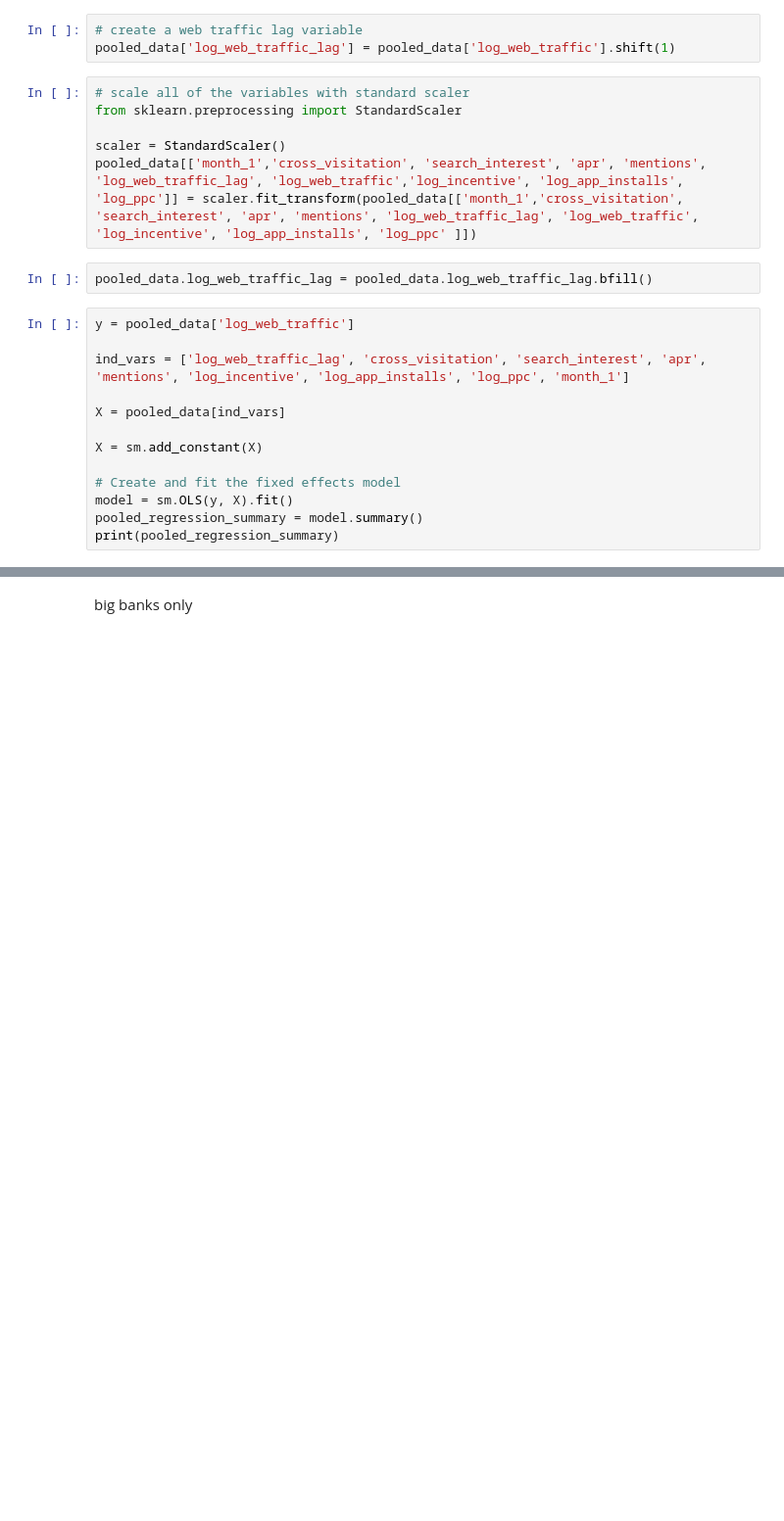
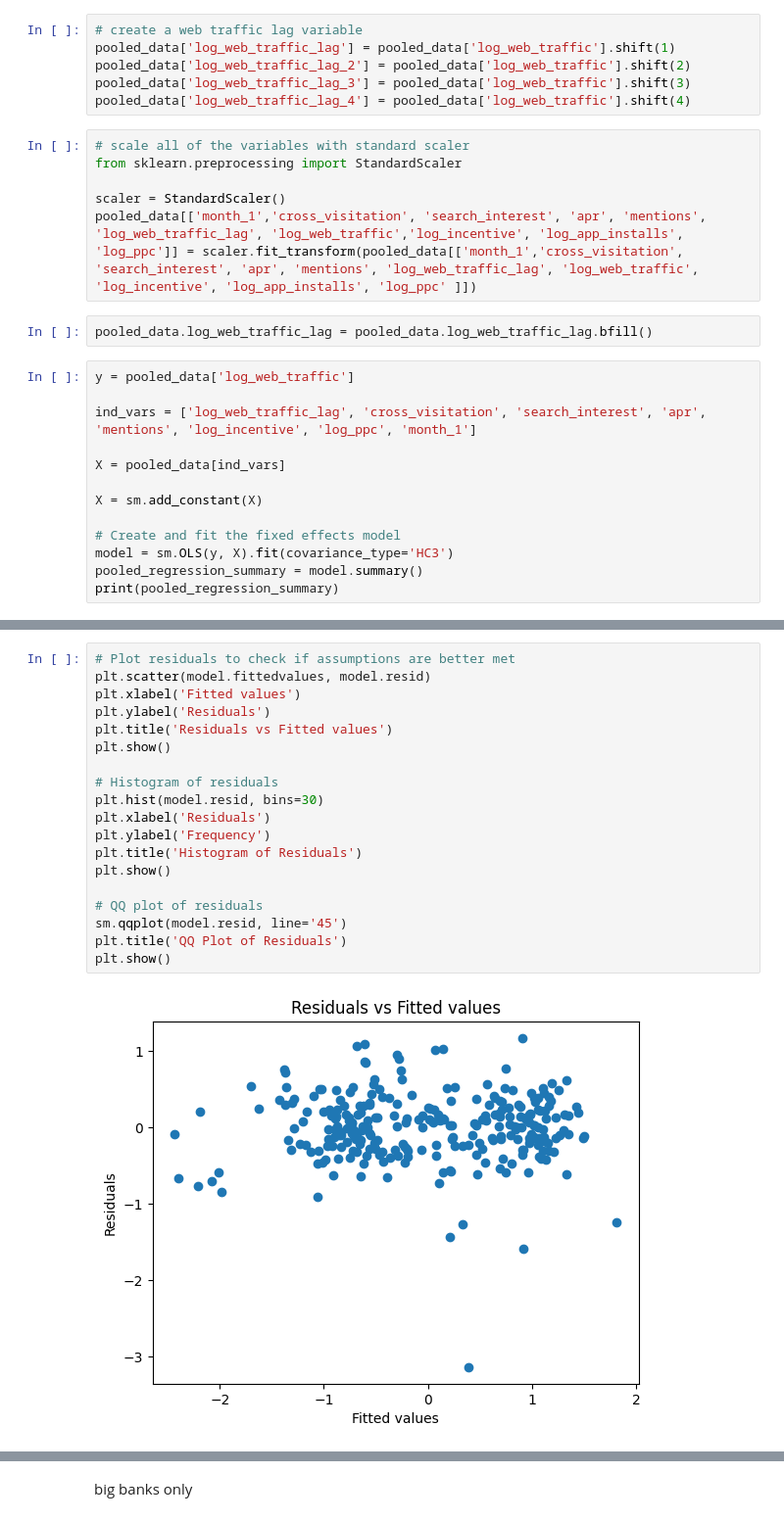
Before and after one commit to agbennett-bse/deloitte_digital_banking, a Jupyter notebook: deloitte_digital_banking/pooled_regression_analysis_interaction.ipynb, the cells around one changed output, grey strips where cells are left out. Shown at 98% size. Saved outputs shown, nothing was run; the diff lists cells and outputs as text; blank space fills up the shorter version.

Commit message:
pooled regression updates

```diff
--- a/deloitte_digital_banking/pooled_regression_analysis_interaction.ipynb
+++ b/deloitte_digital_banking/pooled_regression_analysis_interaction.ipynb
@@ -155,6 +166,9 @@ pooled_data['month_1'] = np.where(pooled_data['date'].dt.month == 1, 1, 0)
 # %%
 # create a web traffic lag variable
 pooled_data['log_web_traffic_lag'] = pooled_data['log_web_traffic'].shift(1)
+pooled_data['log_web_traffic_lag_2'] = pooled_data['log_web_traffic'].shift(2)
+pooled_data['log_web_traffic_lag_3'] = pooled_data['log_web_traffic'].shift(3)
+pooled_data['log_web_traffic_lag_4'] = pooled_data['log_web_traffic'].shift(4)
 # %%
 # scale all of the variables with standard scaler
 from sklearn.preprocessing import StandardScaler
@@ -166,14 +180,14 @@ pooled_data.log_web_traffic_lag = pooled_data.log_web_traffic_lag.bfill()
 # %%
 y = pooled_data['log_web_traffic']
 
-ind_vars = ['log_web_traffic_lag', 'cross_visitation', 'search_interest', 'apr', 'mentions', 'log_incentive', 'log_app_installs', 'log_ppc', 'month_1']
+ind_vars = ['log_web_traffic_lag', 'cross_visitation', 'search_interest', 'apr', 'mentions', 'log_incentive', 'log_ppc', 'month_1']
 
 X = pooled_data[ind_vars]
 
 X = sm.add_constant(X)
 
 # Create and fit the fixed effects model
-model = sm.OLS(y, X).fit()
+model = sm.OLS(y, X).fit(covariance_type='HC3')
 pooled_regression_summary = model.summary()
 print(pooled_regression_summary)
 # %% [output]
@@ -196,0 +305,21 @@ Notes:
+# %%
+# Plot residuals to check if assumptions are better met
+plt.scatter(model.fittedvalues, model.resid)
+plt.xlabel('Fitted values')
+plt.ylabel('Residuals')
+plt.title('Residuals vs Fitted values')
+plt.show()
+
+# Histogram of residuals
+plt.hist(model.resid, bins=30)
+plt.xlabel('Residuals')
+plt.ylabel('Frequency')
+plt.title('Histogram of Residuals')
+plt.show()
+
+# QQ plot of residuals
+sm.qqplot(model.resid, line='45')
+plt.title('QQ Plot of Residuals')
+plt.show()
+# %% [output]
+[figure, added]
```
Also changed, not shown: parts of 45 cells of this notebook, 5 other files.
